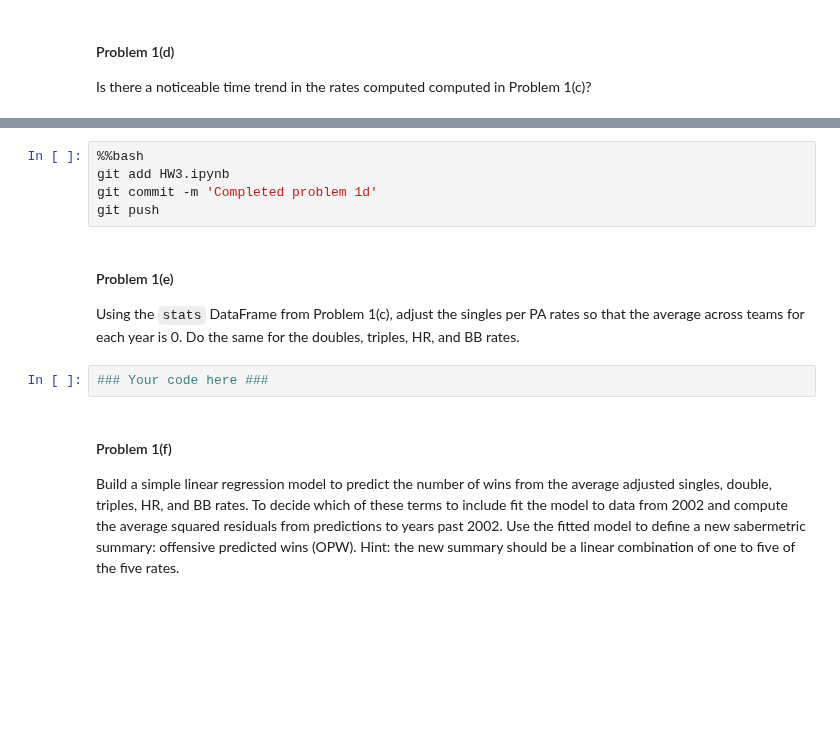
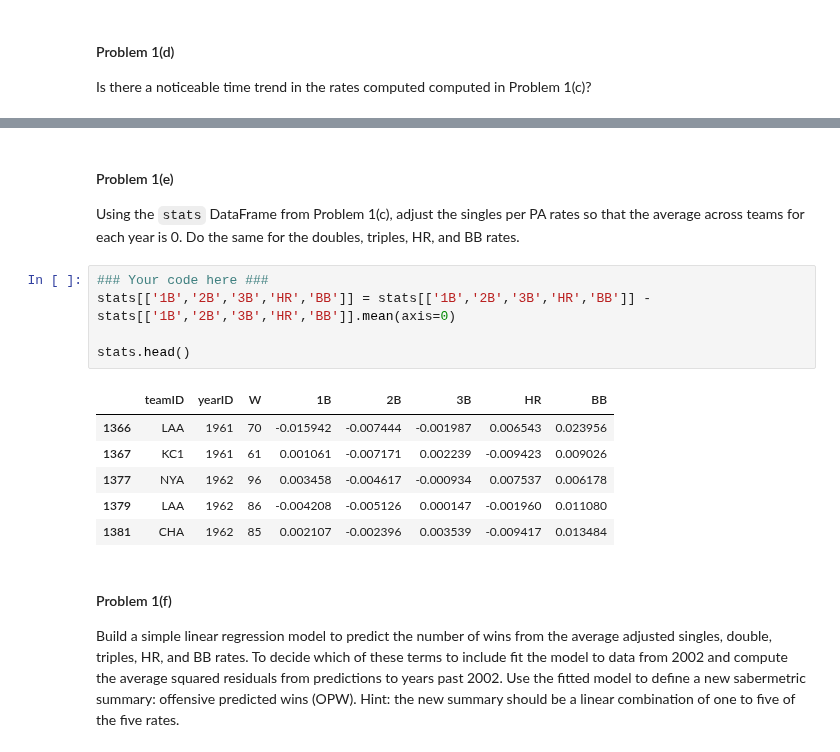
Before and after one commit to Theerit/2014, a Jupyter notebook: homework/HW3.ipynb, the cells around one changed output, grey strips where cells are left out. Drawn from its saved outputs; the diff is of its cells as text; blank space fills up the shorter version.

```diff
--- a/homework/HW3.ipynb
+++ b/homework/HW3.ipynb
@@ -171,17 +171,22 @@ for col in ['1B','2B','3B','HR','BB']:
 [figure]
 [figure]
 [figure]
-# %%
-%%bash
-git add HW3.ipynb
-git commit -m 'Completed problem 1d'
-git push
 # %% [markdown]
 #### Problem 1(e)
 
 Using the `stats` DataFrame from Problem 1(c), adjust the singles per PA rates so that the average across teams for each year is 0. Do the same for the doubles, triples, HR, and BB rates.
-# %%
-### Your code here ###
+# %%
+### Your code here ###
+stats[['1B','2B','3B','HR','BB']] = stats[['1B','2B','3B','HR','BB']] - stats[['1B','2B','3B','HR','BB']].mean(axis=0)
+
+stats.head()
+# %% [output]
+|  | teamID | yearID | W | 1B | 2B | 3B | HR | BB |
+| 1366 | LAA | 1961 | 70 | -0.015942 | -0.007444 | -0.001987 | 0.006543 | 0.023956 |
+| 1367 | KC1 | 1961 | 61 | 0.001061 | -0.007171 | 0.002239 | -0.009423 | 0.009026 |
+| 1377 | NYA | 1962 | 96 | 0.003458 | -0.004617 | -0.000934 | 0.007537 | 0.006178 |
+| 1379 | LAA | 1962 | 86 | -0.004208 | -0.005126 | 0.000147 | -0.001960 | 0.011080 |
+| 1381 | CHA | 1962 | 85 | 0.002107 | -0.002396 | 0.003539 | -0.009417 | 0.013484 |
 # %% [markdown]
 #### Problem 1(f)
 
```
Also changed, not shown: parts of 5 cells of this notebook.
